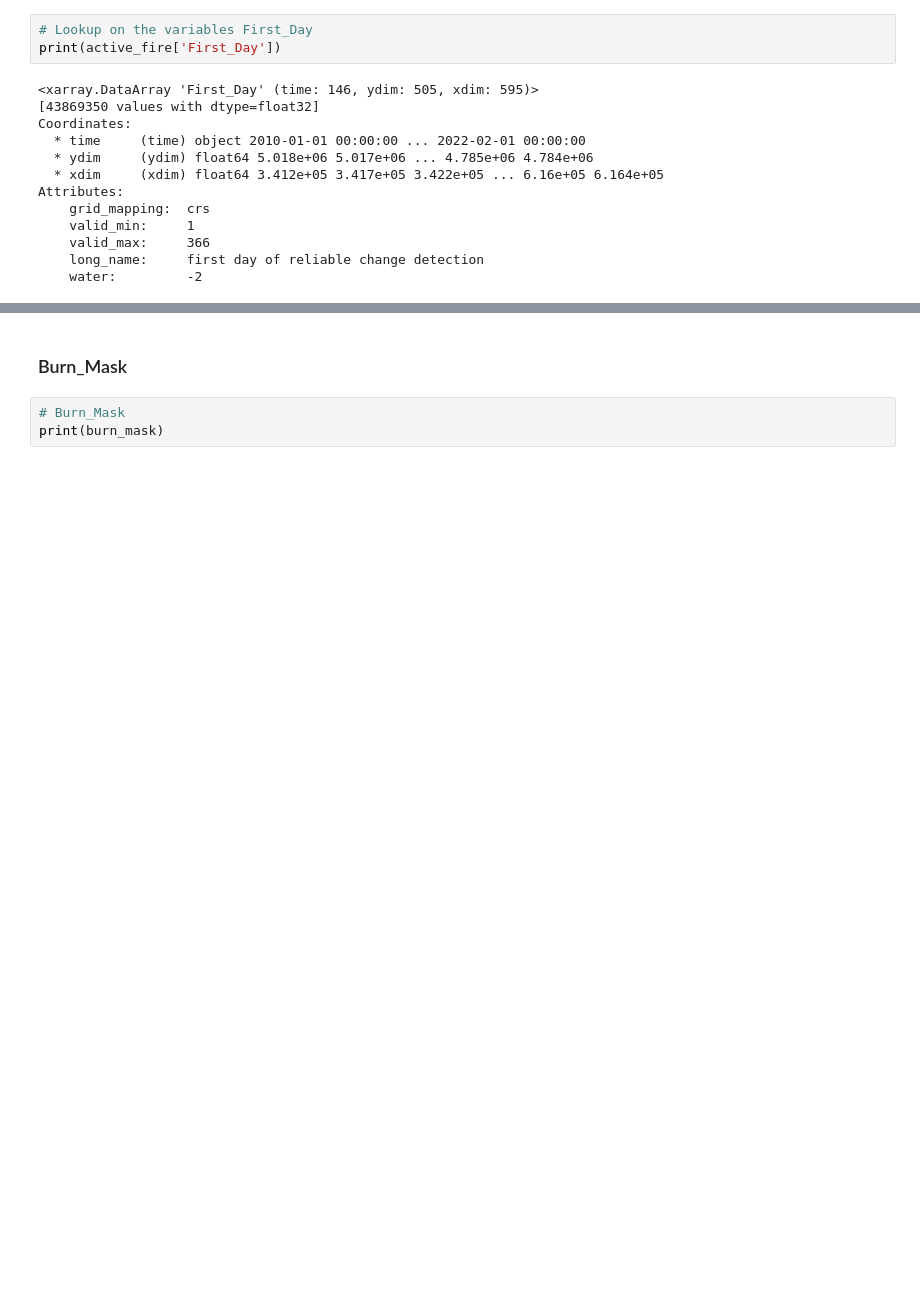
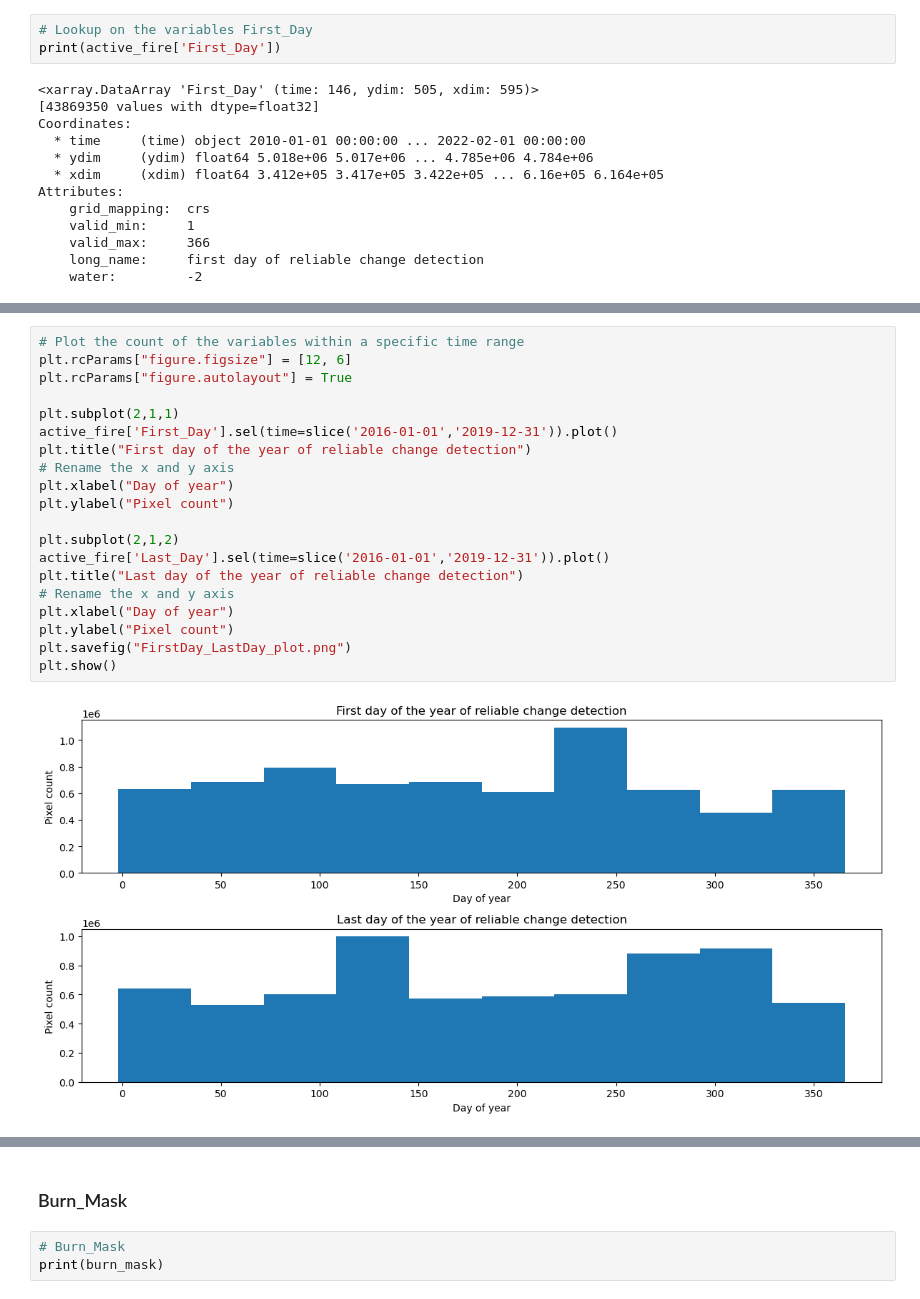
Before and after one commit to Sliders122/wildfire, a Jupyter notebook: src/Inspect_raw_data.ipynb, the cells around one changed output, grey strips where cells are left out. Drawn from its saved outputs; the diff is of its cells as text; blank space fills up the shorter version.

```diff
--- a/src/Inspect_raw_data.ipynb
+++ b/src/Inspect_raw_data.ipynb
@@ -681,0 +777,22 @@ Attributes:
+# %%
+# Plot the count of the variables within a specific time range
+plt.rcParams["figure.figsize"] = [12, 6]
+plt.rcParams["figure.autolayout"] = True
+
+plt.subplot(2,1,1)
+active_fire['First_Day'].sel(time=slice('2016-01-01','2019-12-31')).plot()
+plt.title("First day of the year of reliable change detection")
+# Rename the x and y axis
+plt.xlabel("Day of year")
+plt.ylabel("Pixel count")
+
+plt.subplot(2,1,2)
+active_fire['Last_Day'].sel(time=slice('2016-01-01','2019-12-31')).plot()
+plt.title("Last day of the year of reliable change detection")
+# Rename the x and y axis
+plt.xlabel("Day of year")
+plt.ylabel("Pixel count")
+plt.savefig("FirstDay_LastDay_plot.png")
+plt.show()
+# %% [output]
+[figure, added]
```
Also changed, not shown: parts of 9 cells of this notebook.
